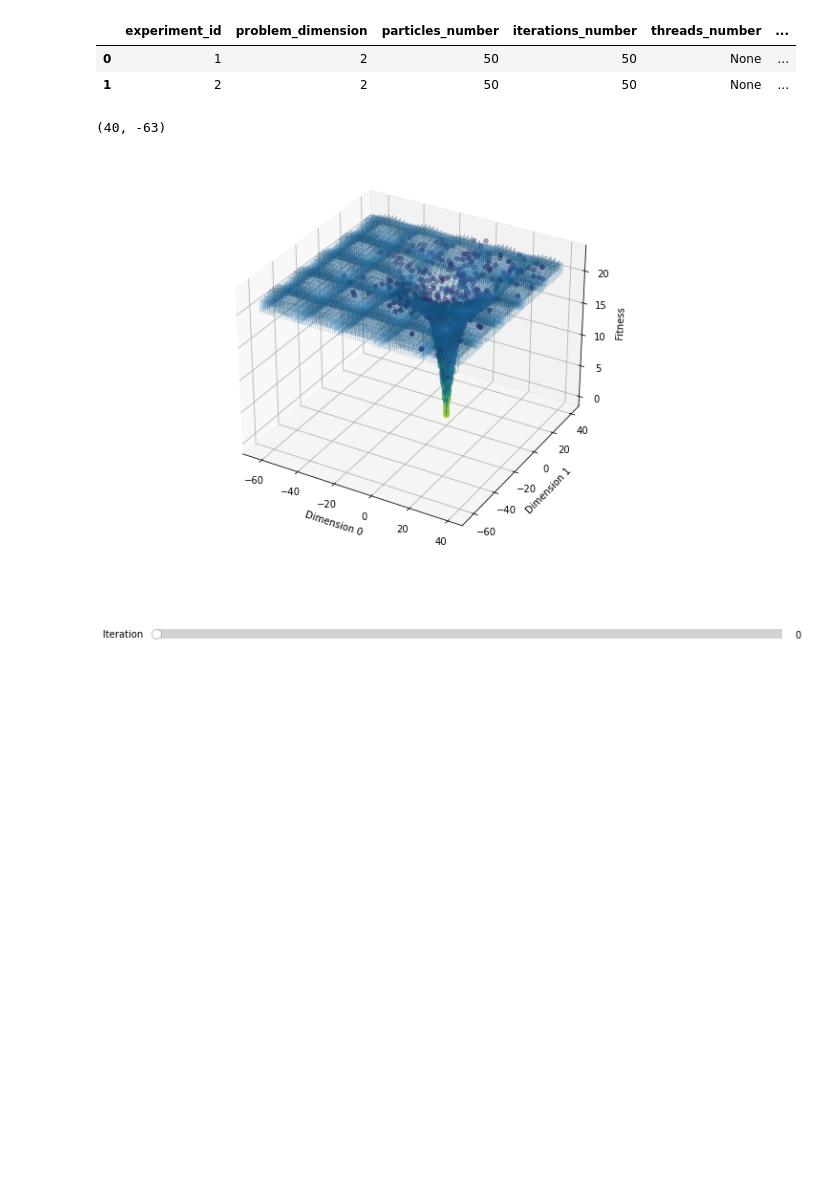
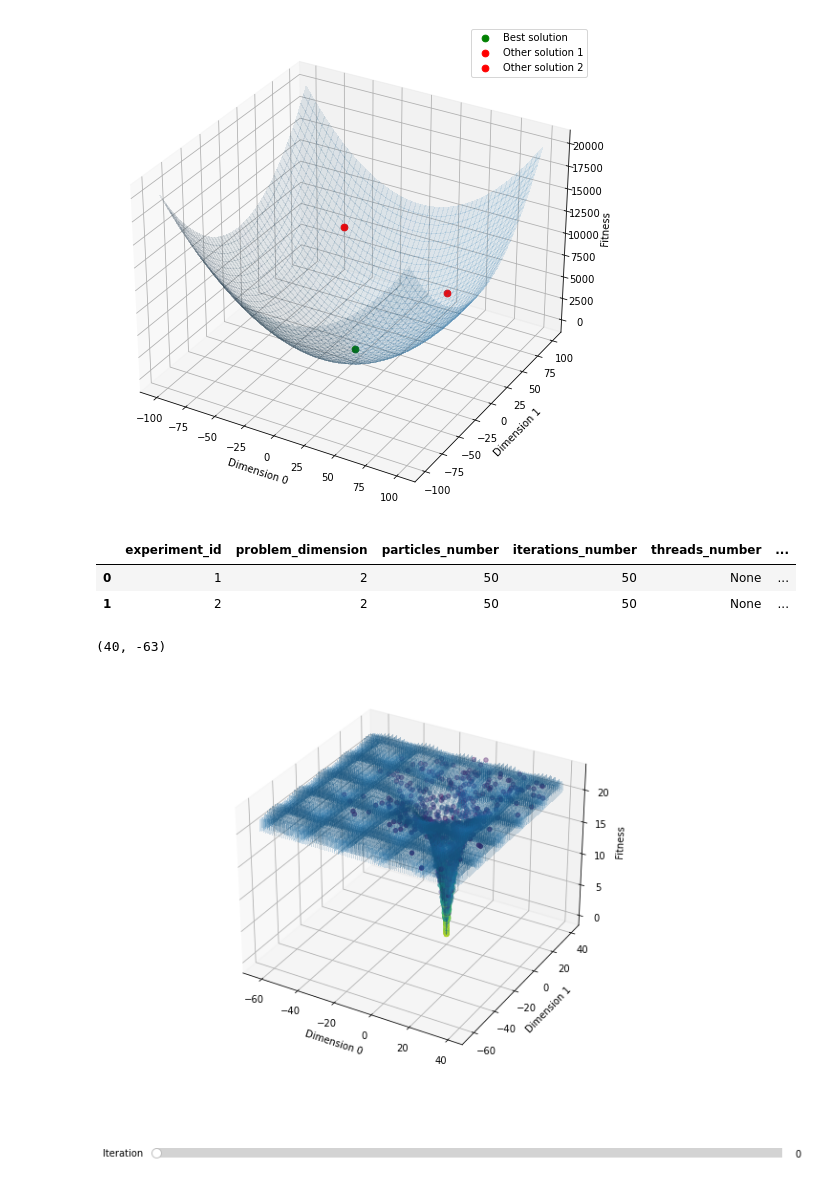
Before and after one commit to fedeizzo/ParticleSwarmOptimization-OpenMPI, a Jupyter notebook: benchmark/loading_test.ipynb, the cells around one changed output. Cells and saved outputs as stored; diff of their text form; code cells hidden in the pictures; blank space fills up the shorter version.

Commit message:
update report and flake

```diff
--- a/benchmark/loading_test.ipynb
+++ b/benchmark/loading_test.ipynb
@@ -29,6 +29,25 @@ def Himmelblau(x, y):
     return (x**2 + y - 11)**2 + (x + y**2 -7)**2
 def HolderTable(x, y):
     return -absolute(sin(x) * cos(y) * exp(absolute(1 - (sqrt(x**2 + y**2)/pi))))
+# %%
+X = np.arange(-100, 100, 0.1)
+Y = np.arange(-100, 100, 0.1)
+X, Y = np.meshgrid(X, Y)
+Z = sphere(X,Y)
+fig, ax = plt.subplots(figsize =(14, 9),subplot_kw={"projection": "3d"})
+ax.set_xlabel('Dimension 0')
+ax.set_ylabel('Dimension 1')
+ax.set_zlabel('Fitness')
+ax.plot_surface(X, Y, Z, linewidth=0, antialiased=False, alpha=0.1)
+ax.scatter([0],[0],[0], label='Best solution', c='green', s=45)
+ax.scatter([50],[50],[sphere(50, 50)], label='Other solution 1', c='red', s=45)
+ax.scatter([-50],[70],[sphere(-50, 70)], label='Other solution 2', c='red', s=45)
+
+plt.legend()
+plt.savefig('../report/images/solution_landscape.png', dpi=300)
+plt.show()
+# %% [output]
+[figure, added]
 # %%
 con = sqlite3.connect("../database.db")
 experiments = pd.read_sql_query("SELECT * from experiments", con)
```
Also changed, not shown: 8 other files.
